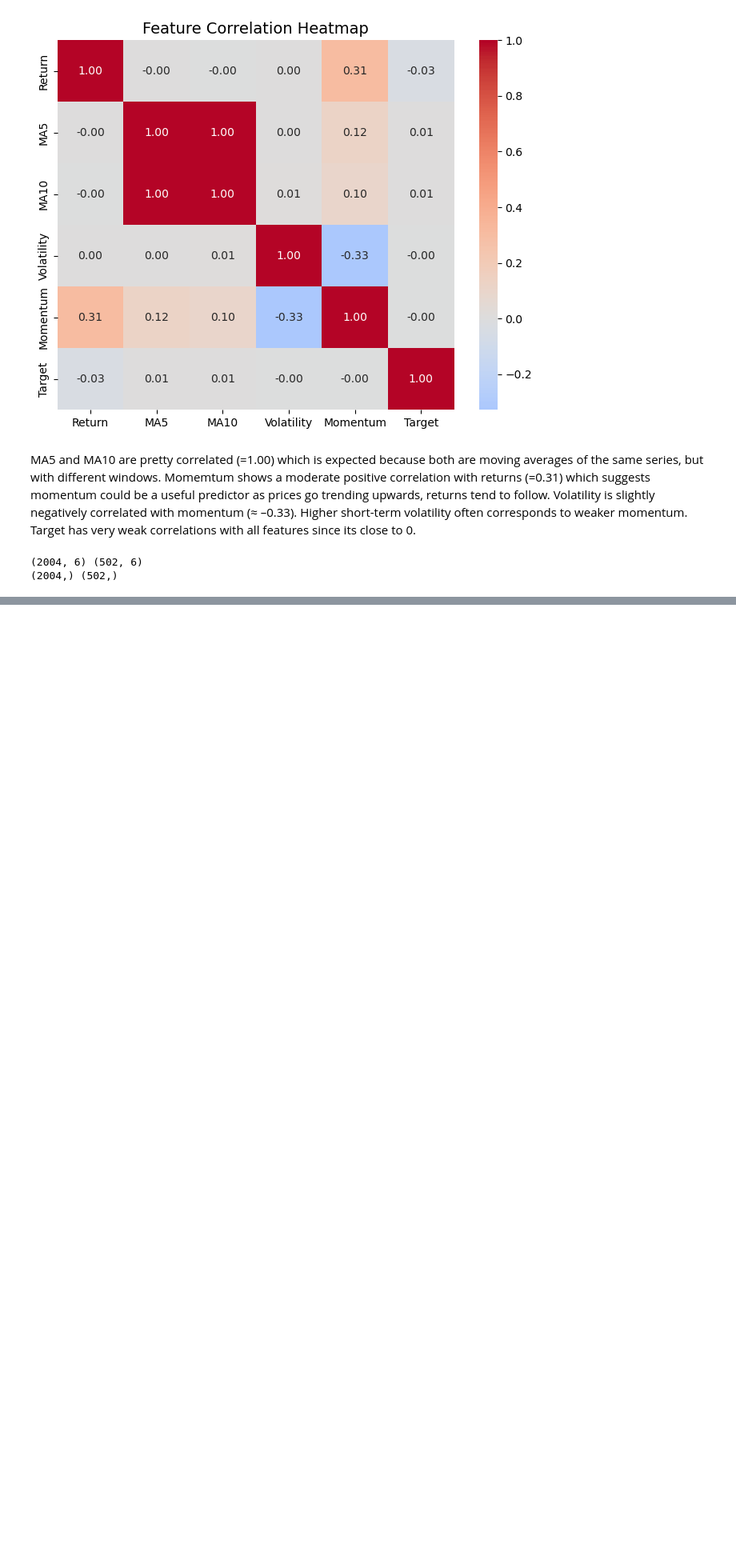
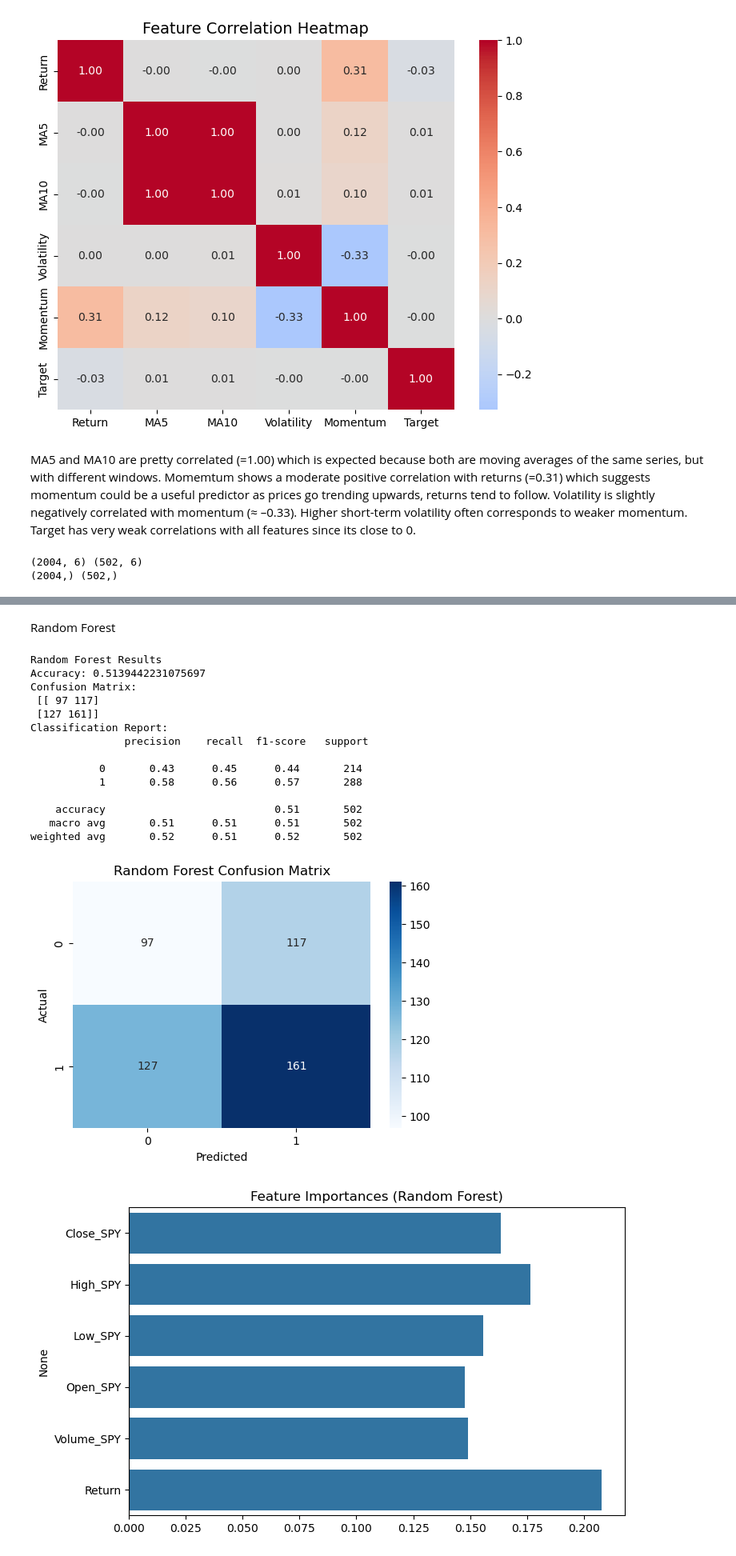
Before and after one commit to MiaSheridan/sp500-close-direction, a Jupyter notebook: data_collection.ipynb, the cells around one changed output, grey strips where cells are left out. Shown: that part at 80% size. Cells and saved outputs as stored; diff of their text form; code cells hidden in the pictures; blank space fills up the shorter version.

Commit message:
training models, not very succesful, but its a beginning

```diff
--- a/data_collection.ipynb
+++ b/data_collection.ipynb
@@ -149,0 +153,15 @@ print(y_train.shape, y_test.shape)
+# %%
+from sklearn.linear_model import LogisticRegression
+from sklearn.metrics import accuracy_score, confusion_matrix, classification_report
+
+#train with logistic regression
+model = LogisticRegression(max_iter=1000)
+model.fit(X_train, y_train)
+
+#predictions
+y_pred = model.predict(X_test)
+
+#evaluating
+print("Accuracy:", accuracy_score(y_test, y_pred))
+print("Confusion Matrix:\n", confusion_matrix(y_test, y_pred))
+print("Classification Report:\n", classification_report(y_test, y_pred))
@@ -149,0 +184,56 @@ print(y_train.shape, y_test.shape)
+# %% [markdown]
+Random Forest
+# %%
+from sklearn.ensemble import RandomForestClassifier
+from sklearn.metrics import accuracy_score, confusion_matrix, classification_report
+
+#train random forest
+rf = RandomForestClassifier(
+    n_estimators=100,# number of trees
+    max_depth=5,# limit depth to avoid overfitting
+    random_state=42
+)
+rf.fit(X_train, y_train)
+
+#predictions
+y_pred_rf = rf.predict(X_test)
+
+# evaluation
+print("Random Forest Results")
+print("Accuracy:", accuracy_score(y_test, y_pred_rf))
+print("Confusion Matrix:\n", confusion_matrix(y_test, y_pred_rf))
+print("Classification Report:\n", classification_report(y_test, y_pred_rf))
+
+# Confusion matrix heatmap
+plt.figure(figsize=(6,4))
+sns.heatmap(confusion_matrix(y_test, y_pred_rf), annot=True, fmt="d", cmap="Blues")
+plt.title("Random Forest Confusion Matrix")
+plt.xlabel("Predicted")
+plt.ylabel("Actual")
+plt.show()
+
+# feature importance
+importances = rf.feature_importances_
+feature_names = X_train.columns
+
+plt.figure(figsize=(8,5))
+sns.barplot(x=importances, y=feature_names)
+plt.title("Feature Importances (Random Forest)")
+plt.show()
+# %% [output]
+Random Forest Results
+Accuracy: 0.5139442231075697
+Confusion Matrix:
+ [[ 97 117]
+ [127 161]]
+Classification Report:
+               precision    recall  f1-score   support
+
+           0       0.43      0.45      0.44       214
+           1       0.58      0.56      0.57       288
+
+    accuracy                           0.51       502
+   macro avg       0.51      0.51      0.51       502
+weighted avg       0.52      0.51      0.52       502
+[figure, added]
+[figure, added]
```
Also changed, not shown: parts of 5 cells of this notebook, 1 other file.
